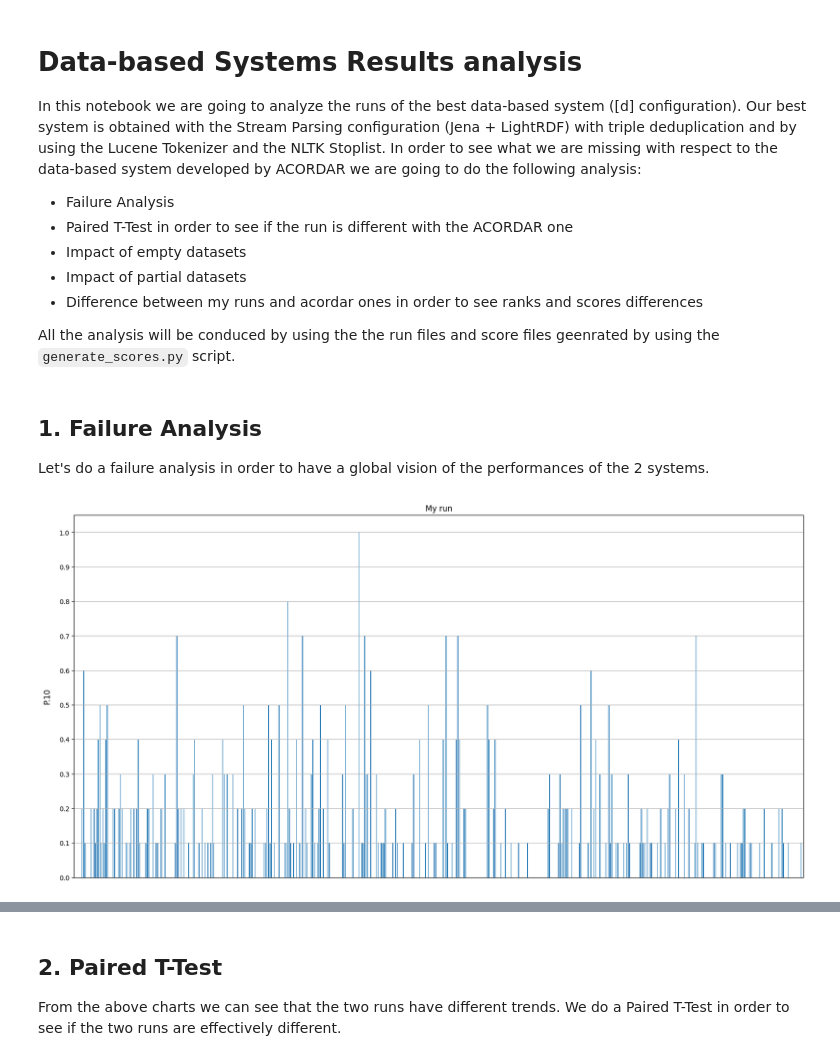
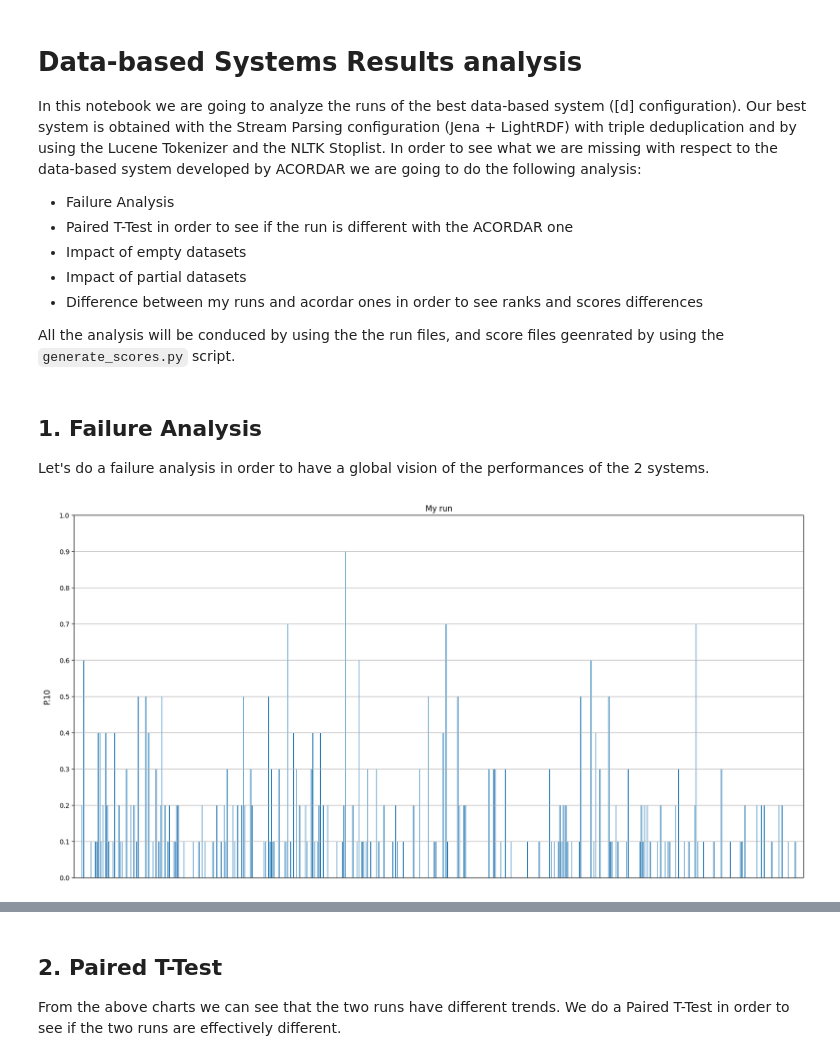
Before and after one commit to manuelbarusco/ARA, a Jupyter notebook: script/results_analysis/data_based_systems.ipynb, the cells around one changed output, grey strips where cells are left out. Saved outputs shown, nothing was run; the diff lists cells and outputs as text; code cells hidden in the pictures.

```diff
--- a/script/results_analysis/data_based_systems.ipynb
+++ b/script/results_analysis/data_based_systems.ipynb
@@ -8,7 +8,7 @@ In this notebook we are going to analyze the runs of the best data-based system
 - Impact of partial datasets
 - Difference between my runs and acordar ones in order to see ranks and scores differences
 
-All the analysis will be conduced by using the the run files and score files geenrated by using the <code>generate_scores.py</code> script.
+All the analysis will be conduced by using the the run files, and score files geenrated by using the <code>generate_scores.py</code> script.
 # %%
 import pandas as pd
 import matplotlib.pyplot as plt
@@ -27,24 +27,24 @@ xy_pad = 12
 xy_label_dim = 'large'
 figure_size = (20, 10)
 # %%
-filecsv_myscores = os.path.join(dirname, "../../files/run/ARDFS/Stream_Jena_LightRDF_Deduplication/scores/BM25Boost[d].csv")
+filecsv_myscores = os.path.join(dirname, "../../files/run/ARDFS/Stream_Jena_LightRDF_Deduplication/scores/FSDM[d].csv")
 
 
 my_df = pd.read_csv(filecsv_myscores, sep = ',')
 
 my_df.drop(my_df.tail(1).index,inplace=True)
 
 plt.rcParams["figure.figsize"] = figure_size
 
 #Bar plot
 my_df.plot(kind='bar',x='query_id',y='score',legend=None)
 axes = plt.gca()
 axes.yaxis.grid()
 axes.get_xaxis().set_visible(False)
 plt.yticks([0, 0.1, 0.2, 0.3, 0.4, 0.5, 0.6, 0.7, 0.8, 0.9, 1.0])
 plt.ylabel('P.10', labelpad=xy_pad, fontsize=xy_label_dim)
 plt.title("My run")
 plt.show()
 # %% [output]
-[figure, old version]
+[figure, new version]
 # %%
```
Also changed, not shown: parts of 17 cells of this notebook, 5 other files.
